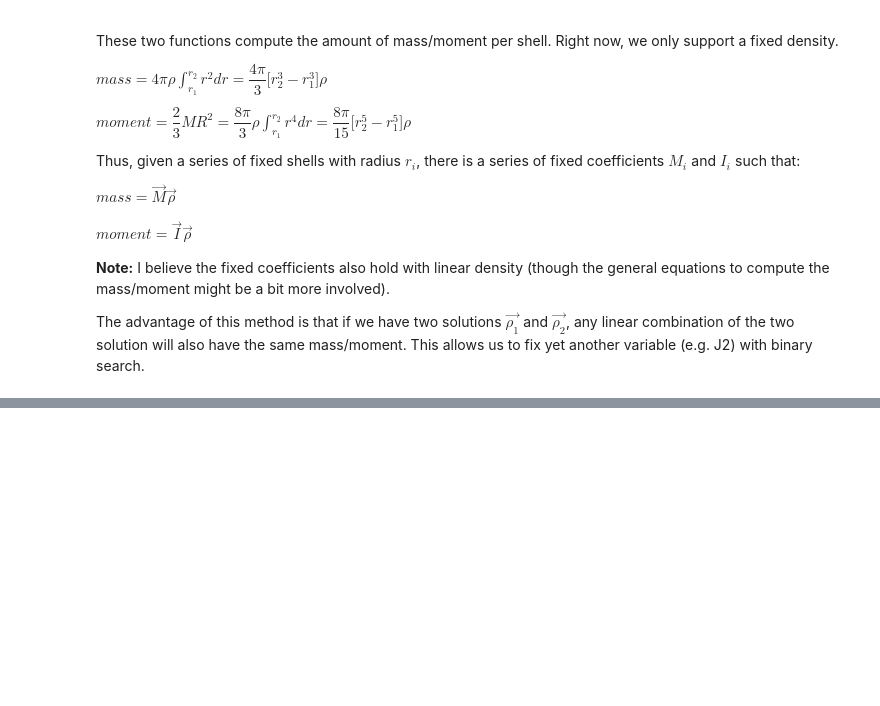
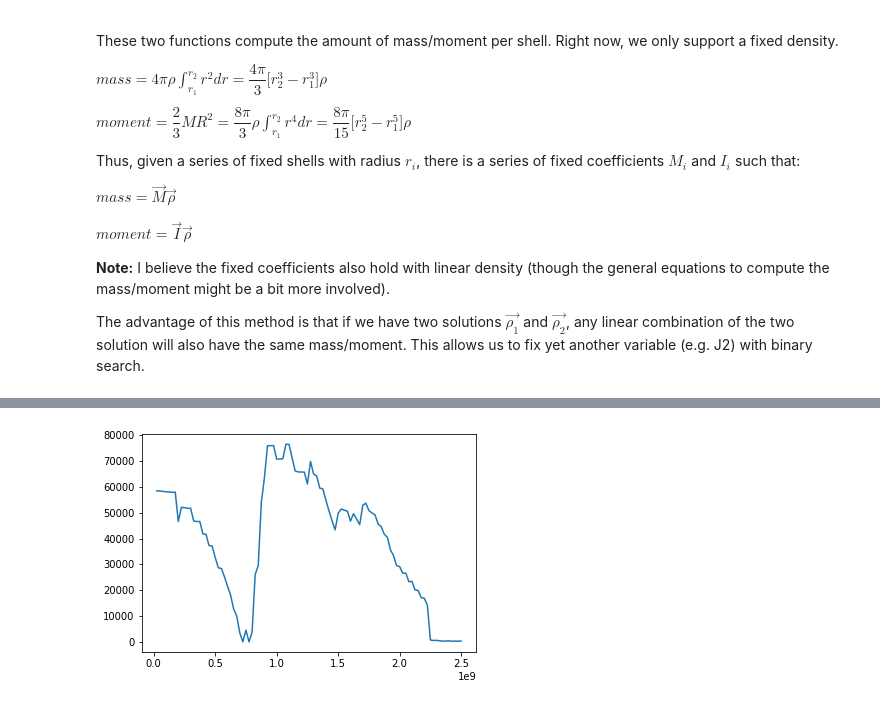
Before and after one commit to podolak/mcplanet, a Jupyter notebook: random_models.ipynb, the cells around one changed output, grey strips where cells are left out. Cells and saved outputs as stored; diff of their text form; code cells hidden in the pictures; blank space fills up the shorter version.

```diff
--- a/random_models.ipynb
+++ b/random_models.ipynb
@@ -125,0 +132,6 @@ def compute_moment(model, fixed_density=True):
+# %%
+aa = open("temp_tables/ANEOS.90dunite10water.table")
+data = [i.strip('\n').split('\t') for i in aa][3:]
+density = [float(x[0]) for x in data]
+pressure = [float(x[2]) for x in data]
+temp = [float(x[3]) for x in data]
@@ -365,0 +492,6 @@ plot_model(model, label="total mass")
+# %%
+temp = compute_temp(model, rock, env)
+# %%
+plot_model(temp)
+# %% [output]
+[figure, added]
```
Also changed, not shown: parts of 14 cells of this notebook.
